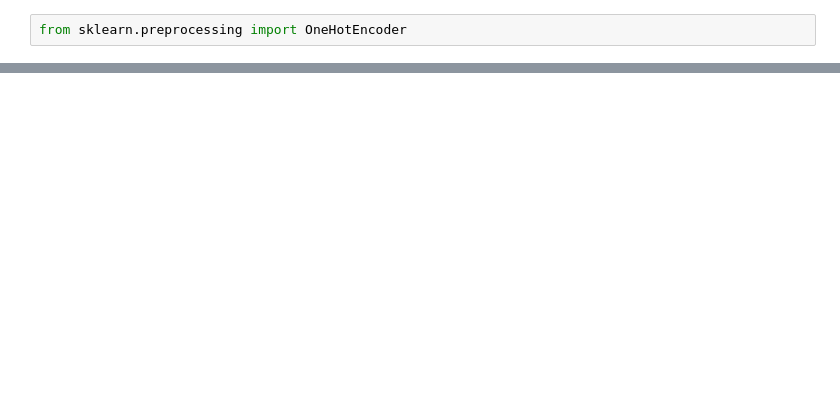
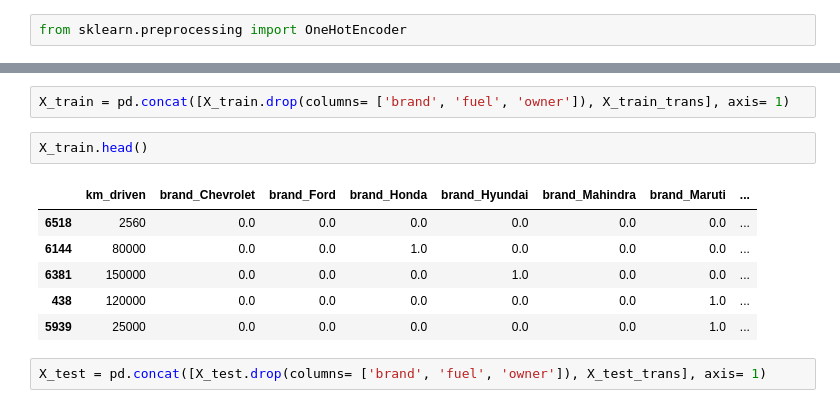
Before and after one commit to PK215012001/JupyterNotebooks, a Jupyter notebook: ML_practise/Feature_engineering/Feature_transformation/One_hot_encoding.ipynb, the cells around one changed output, grey strips where cells are left out. Cells and saved outputs as stored; diff of their text form; blank space fills up the shorter version.

```diff
--- a/ML_practise/Feature_engineering/Feature_transformation/One_hot_encoding.ipynb
+++ b/ML_practise/Feature_engineering/Feature_transformation/One_hot_encoding.ipynb
@@ -142,0 +121,13 @@ pd.get_dummies(df['brand'].replace(rplc, 'others'), dtype = int)
+# %%
+X_train = pd.concat([X_train.drop(columns= ['brand', 'fuel', 'owner']), X_train_trans], axis= 1)
+# %%
+X_train.head()
+# %% [output]
+|  | km_driven | brand_Chevrolet | brand_Ford | brand_Honda | brand_Hyundai | brand_Mahindra | brand_Maruti | ... |
+| 6518 | 2560 | 0.0 | 0.0 | 0.0 | 0.0 | 0.0 | 0.0 | ... |
+| 6144 | 80000 | 0.0 | 0.0 | 1.0 | 0.0 | 0.0 | 0.0 | ... |
+| 6381 | 150000 | 0.0 | 0.0 | 0.0 | 1.0 | 0.0 | 0.0 | ... |
+| 438 | 120000 | 0.0 | 0.0 | 0.0 | 0.0 | 0.0 | 1.0 | ... |
+| 5939 | 25000 | 0.0 | 0.0 | 0.0 | 0.0 | 0.0 | 1.0 | ... |
+# %%
+X_test = pd.concat([X_test.drop(columns= ['brand', 'fuel', 'owner']), X_test_trans], axis= 1)
```
Also changed, not shown: parts of 33 cells of this notebook, 9 other files.
